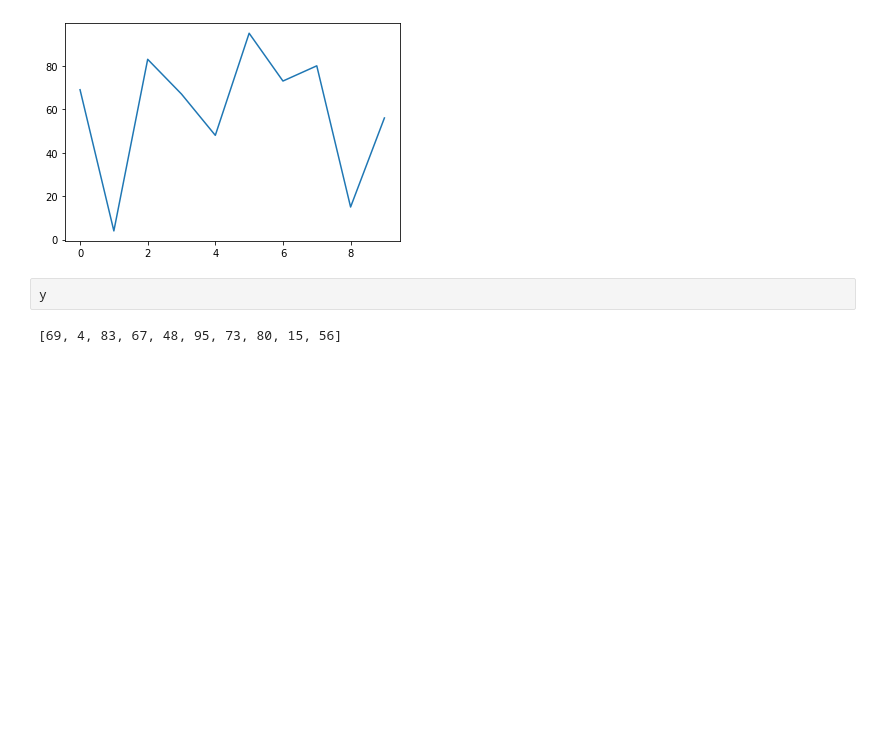
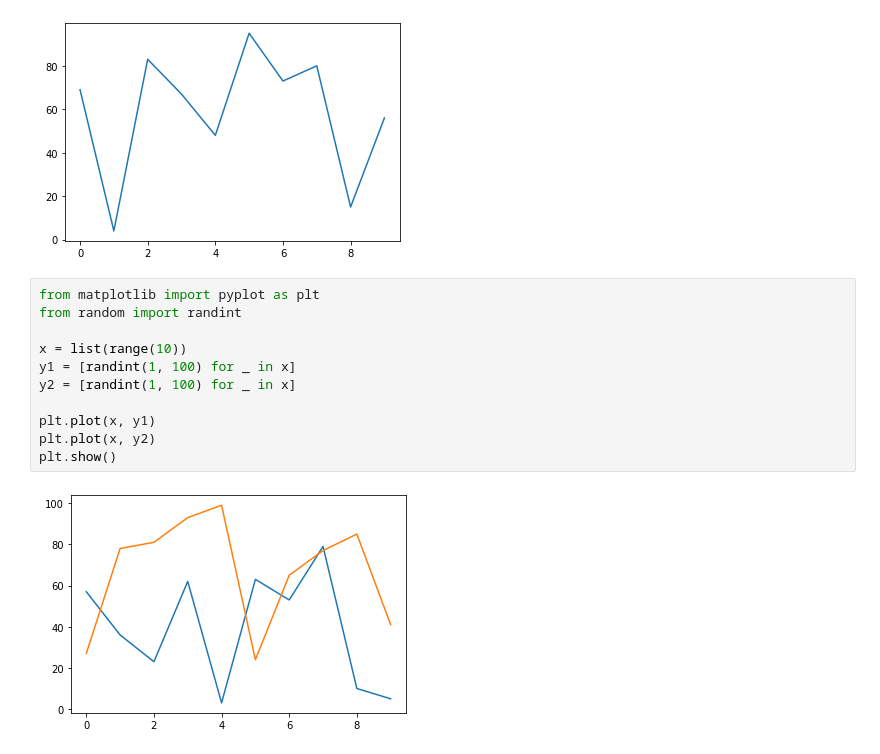
Before and after one commit to keimoriyama/memos, a Jupyter notebook: python/matplotlib/matplotlib.ipynb, the cells around one changed output. Cells and saved outputs as stored; diff of their text form; blank space fills up the shorter version.

```diff
--- a/python/matplotlib/matplotlib.ipynb
+++ b/python/matplotlib/matplotlib.ipynb
@@ -9,7 +9,16 @@ plt.plot(x, y)
 plt.show()
 # %% [output]
 [figure]
-# %%
-y
-# %% [output]
-[69, 4, 83, 67, 48, 95, 73, 80, 15, 56]
+# %%
+from matplotlib import pyplot as plt
+from random import randint
+
+x = list(range(10))
+y1 = [randint(1, 100) for _ in x]
+y2 = [randint(1, 100) for _ in x]
+
+plt.plot(x, y1)
+plt.plot(x, y2)
+plt.show()
+# %% [output]
+[figure, added]
```
Also changed, not shown: parts of 2 cells of this notebook, 1 other file.
